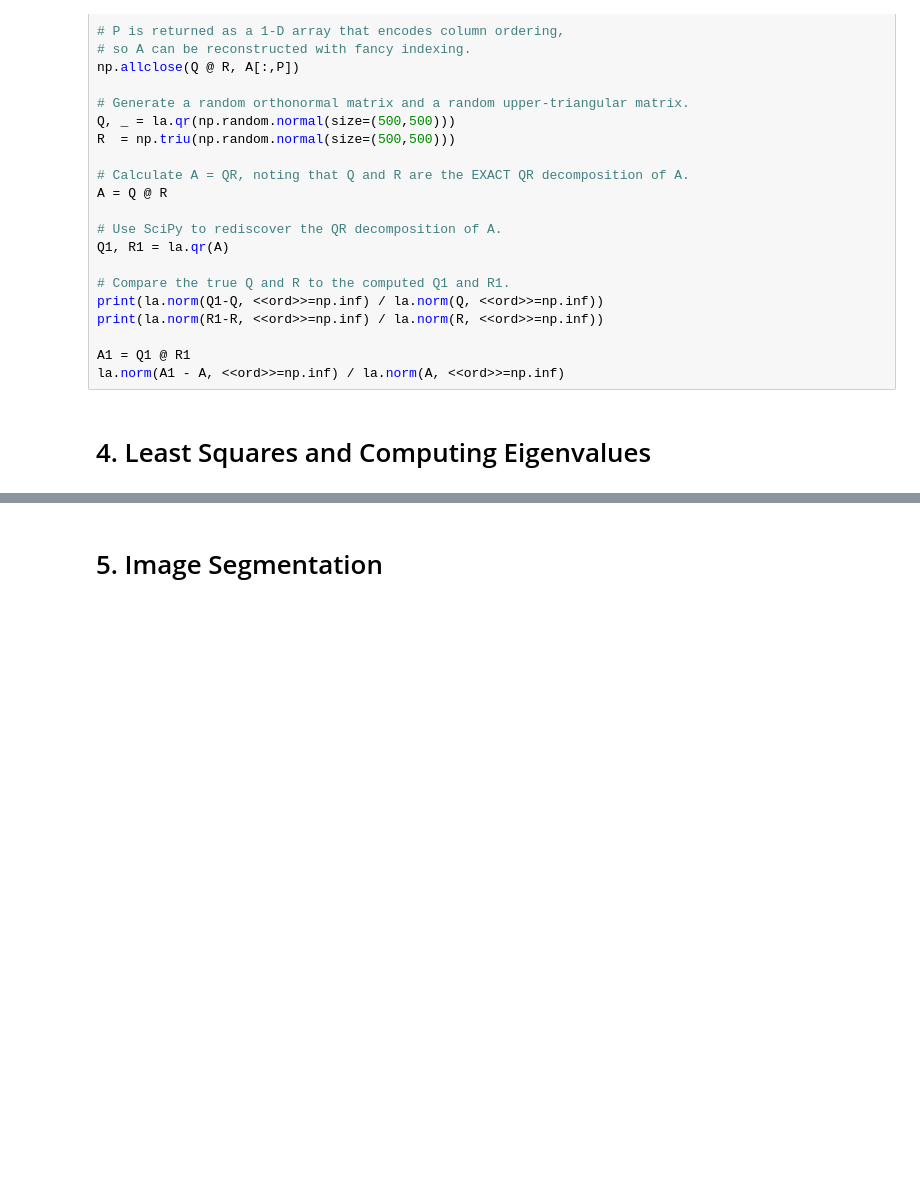
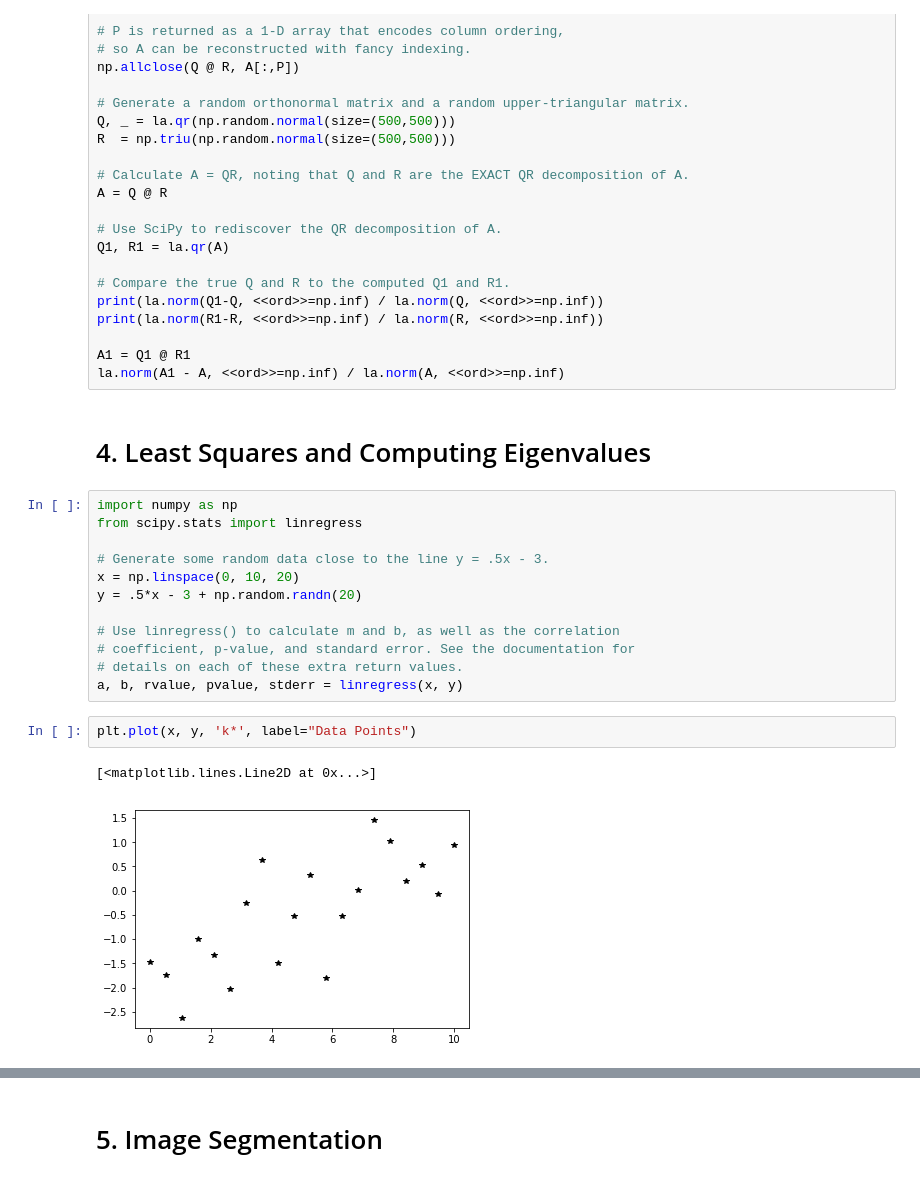
Before and after one commit to davidwhiting/Labs, a Jupyter notebook: Volume1.ipynb, the cells around one changed output, grey strips where cells are left out. Drawn from its saved outputs; the diff is of its cells as text; blank space fills up the shorter version.

```diff
--- a/Volume1.ipynb
+++ b/Volume1.ipynb
@@ -485,3 +485,20 @@ A1 = Q1 @ R1
 la.norm(A1 - A, <<ord>>=np.inf) / la.norm(A, <<ord>>=np.inf)
 # %% [markdown]
 # 4. Least Squares and Computing Eigenvalues
+# %%
+import numpy as np
+from scipy.stats import linregress
+
+# Generate some random data close to the line y = .5x - 3.
+x = np.linspace(0, 10, 20)
+y = .5*x - 3 + np.random.randn(20)
+
+# Use linregress() to calculate m and b, as well as the correlation
+# coefficient, p-value, and standard error. See the documentation for
+# details on each of these extra return values.
+a, b, rvalue, pvalue, stderr = linregress(x, y)
+# %%
+plt.plot(x, y, 'k*', label="Data Points")
+# %% [output]
+[<matplotlib.lines.Line2D at 0x...>]
+[figure, added]
```
Also changed, not shown: parts of 9 cells of this notebook, 1 other file.
